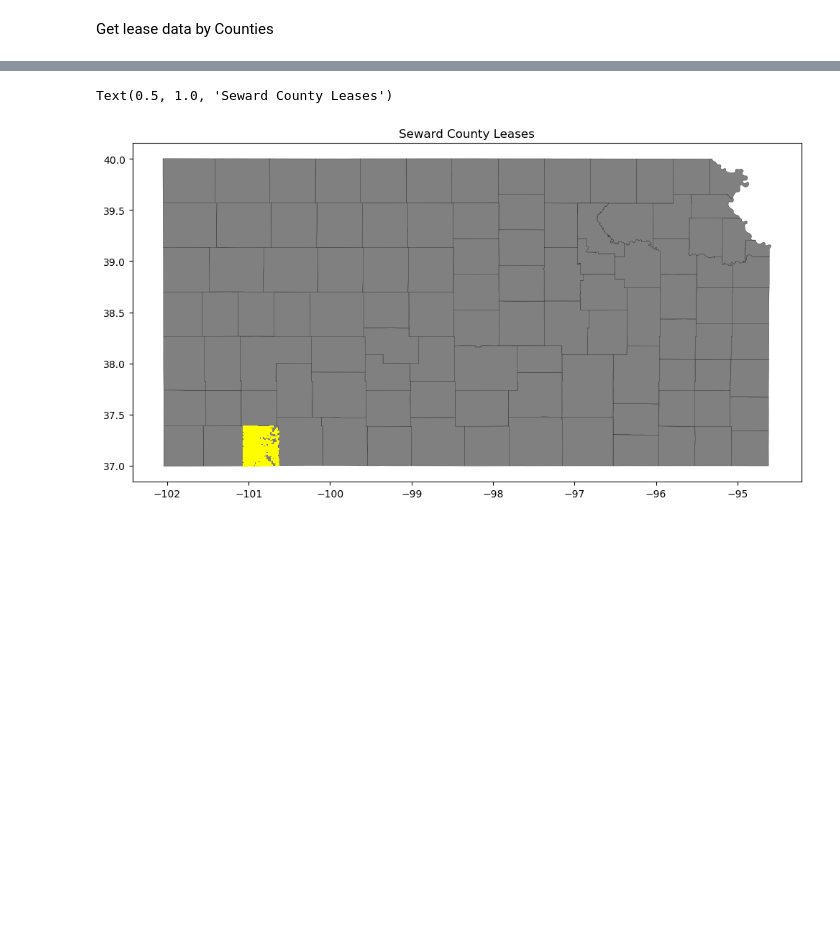
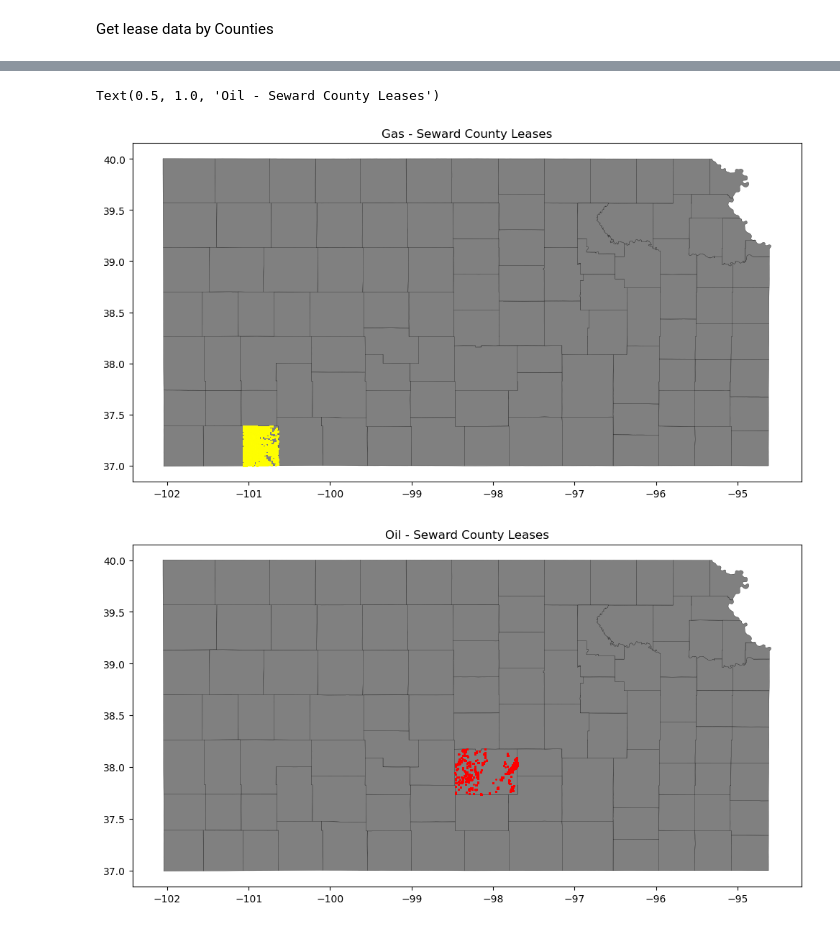
Before and after one commit to Energy-DVA/energy, a Jupyter notebook: _1_analysis/eda.ipynb, the cells around one changed output, grey strips where cells are left out. Cells and saved outputs as stored; diff of their text form; code cells hidden in the pictures; blank space fills up the shorter version.

Commit message:
Updates to "By county" code

```diff
--- a/_1_analysis/eda.ipynb
+++ b/_1_analysis/eda.ipynb
@@ -353,8 +356,19 @@ s = select(
     [
         gas_prod.c.LEASE_KID,
         gas_prod.c.DATE,
+        gas_prod.c.WELLS,
         gas_prod.c.PRODUCTION
 
     ]
 )
 df_gas_prods = pd.read_sql(s, engine)
+
+s = select(
+    [
+        oil_prod.c.LEASE_KID,
+        oil_prod.c.DATE,
+        oil_prod.c.WELLS,
+        oil_prod.c.PRODUCTION
+    ]
+)
+df_oil_prods = pd.read_sql(s, engine)
@@ -388,4 +393,5 @@ Text(0.5, 1.0, 'Gas Leases year')
 # %%
-gas_leases_by_county = gpd.sjoin(df_leases, kansas_counties, how="inner", predicate="intersects")
-gas_leases_by_county
+leases_by_county = gpd.sjoin(df_leases, kansas_counties, how="inner", predicate="intersects")
+leases_by_county = leases_by_county[["LEASE_KID","PRODUCES","geometry","NAME"]]
+leases_by_county
 # %% [output]
@@ -405,3 +411,3 @@ gas_leases_by_county
 # %%
-df_merged = pd.merge(gas_leases_by_county, df_gas_prods, on="LEASE_KID", how="right")
-df_merged
+df_gas_merged = pd.merge(leases_by_county, df_gas_prods, on="LEASE_KID", how="right")
+df_oil_merged = pd.merge(leases_by_county, df_oil_prods, on="LEASE_KID", how="right")
@@ -424,10 +417,17 @@ df_merged.to_csv("by_county.csv")
 # %%
-
-# Plot leases in given year
+# Plot gas leases in given year
 fig, ax = plt.subplots(figsize = (12,10))
 kansas_state.plot(ax = ax, color = 'grey', edgecolor='black', linewidth=0.2)
-df_merged[df_merged["NAME"] == "Seward"].plot(ax = ax, color = 'yellow', markersize = 1)
-ax.set_title("Seward County Leases")
+df_gas_merged[df_gas_merged["NAME"] == "Seward"].plot(ax = ax, color = 'yellow', markersize = 1)
+ax.set_title("Gas - Seward County Leases")
+
+
+# Plot oil leases in given year
+fig, ax = plt.subplots(figsize = (12,10))
+kansas_state.plot(ax = ax, color = 'grey', edgecolor='black', linewidth=0.2)
+df_oil_merged[df_oil_merged["NAME"] == "Reno"].plot(ax = ax, color = 'red', markersize = 1)
+ax.set_title("Oil - Seward County Leases")
 # %% [output]
-Text(0.5, 1.0, 'Seward County Leases')
+Text(0.5, 1.0, 'Oil - Seward County Leases')
-[figure, old version]
+[figure, new version]
+[figure, added]
```
Also changed, not shown: parts of 10 cells of this notebook.
